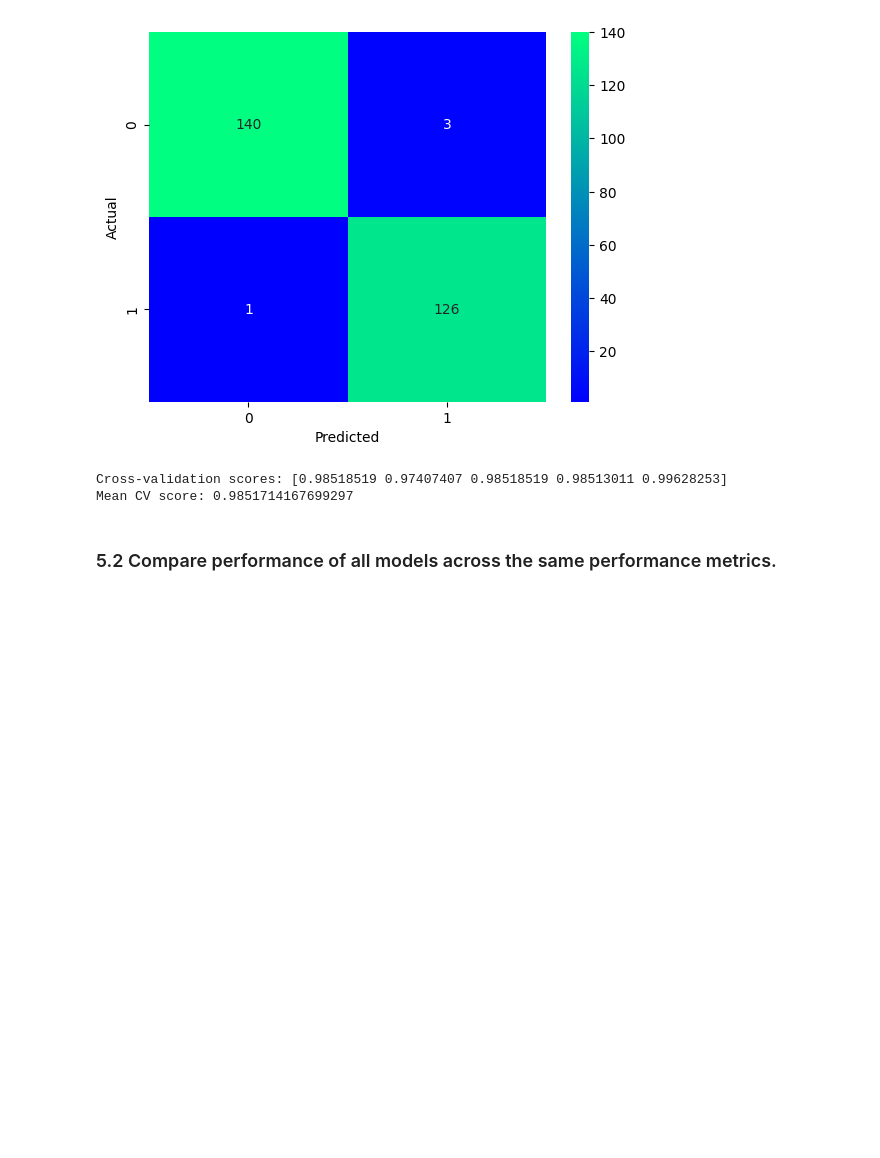
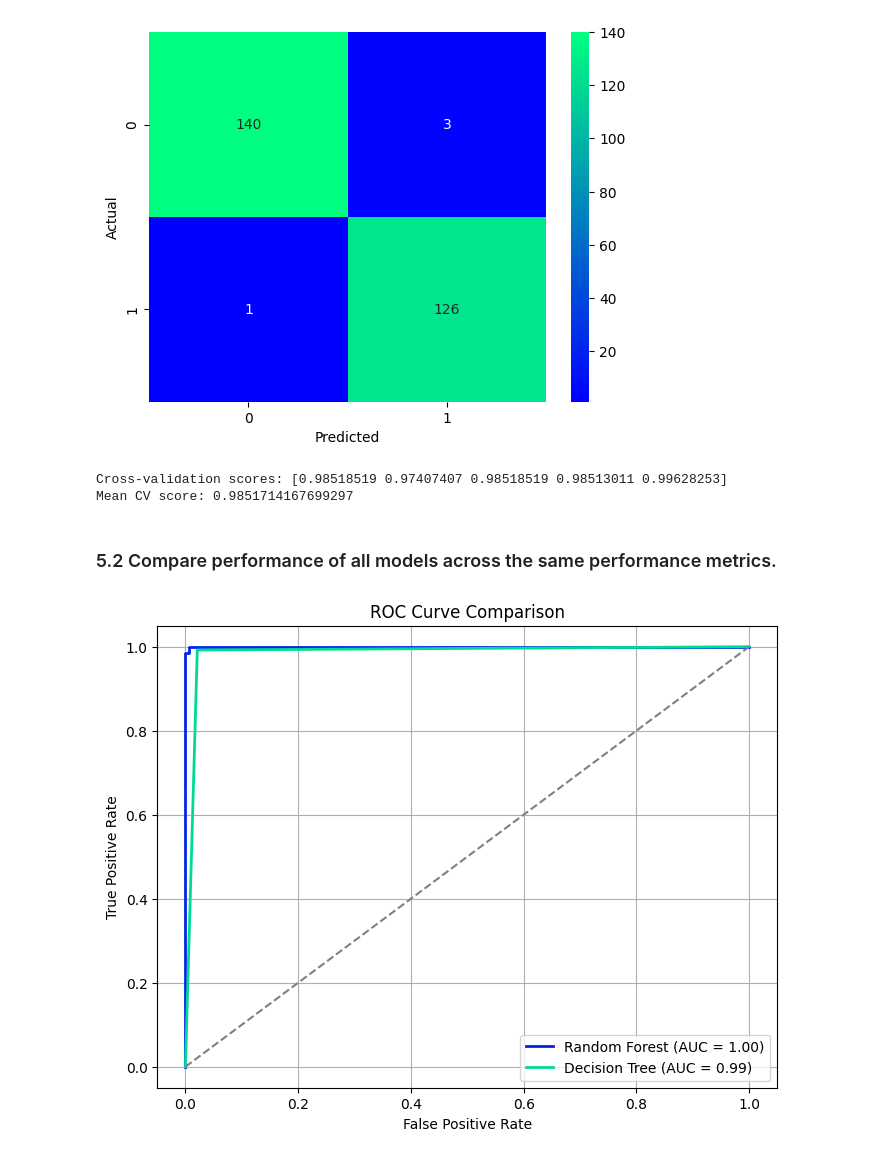
Before and after one commit to Bdowdle4/ml-classification-dowdle, a Jupyter notebook: classification_dowdle.ipynb, the cells around one changed output. Drawn from its saved outputs; the diff is of its cells as text; code cells hidden in the pictures; blank space fills up the shorter version.

```diff
--- a/classification_dowdle.ipynb
+++ b/classification_dowdle.ipynb
@@ -536,3 +536,36 @@ Cross-validation scores: [0.98518519 0.97407407 0.98518519 0.98513011 0.99628253
 Mean CV score: 0.9851714167699297
 # %% [markdown]
 ### 5.2 Compare performance of all models across the same performance metrics.
+# %%
+# Use an ROC Curve to compare models
+# Get predicted probabilities for ROC curve
+rf_probs = rf_model.predict_proba(X_test)[:, 1]
+dt_probs = dt_model.predict_proba(X_test)[:, 1]
+
+# Compute ROC curve and AUC for Random Forest
+fpr_rf, tpr_rf, _ = roc_curve(y_test, rf_probs)
+roc_auc_rf = auc(fpr_rf, tpr_rf)
+
+# Compute ROC curve and AUC for Decision Tree
+fpr_dt, tpr_dt, _ = roc_curve(y_test, dt_probs)
+roc_auc_dt = auc(fpr_dt, tpr_dt)
+
+# Plot ROC Curves
+plt.figure(figsize=(8, 6))
+plt.plot(fpr_rf, tpr_rf, color='#0024ED', lw=2, label=f'Random Forest (AUC = {roc_auc_rf:.2f})')
+plt.plot(fpr_dt, tpr_dt, color='#00DB92', lw=2, label=f'Decision Tree (AUC = {roc_auc_dt:.2f})')
+
+# Plot diagonal line
+plt.plot([0, 1], [0, 1], color='gray', linestyle='--')
+
+# Labels and title
+plt.xlabel('False Positive Rate')
+plt.ylabel('True Positive Rate')
+plt.title('ROC Curve Comparison')
+# Create a legend
+plt.legend(loc='lower right')
+# Show the plot
+plt.grid()
+plt.show()
+# %% [output]
+[figure, added]
```
Also changed, not shown: parts of 4 cells of this notebook.
